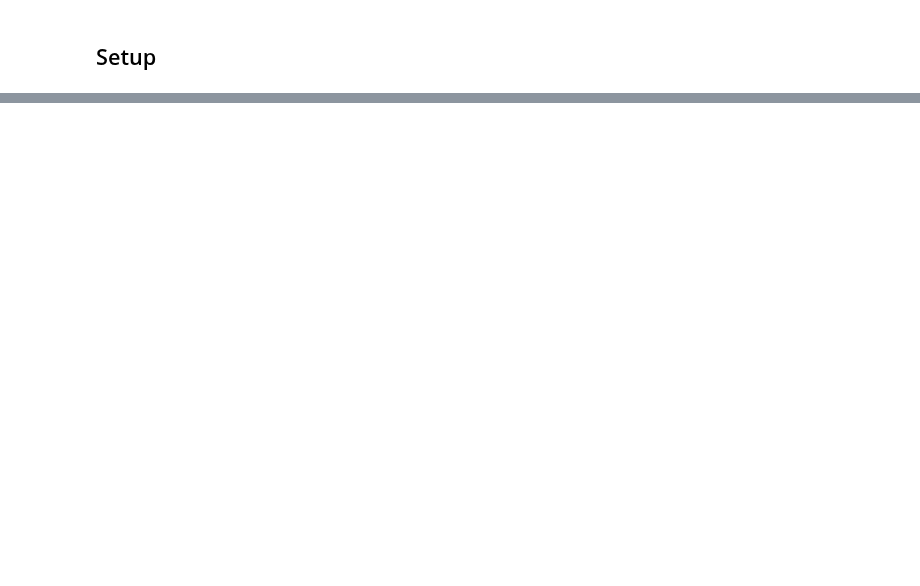
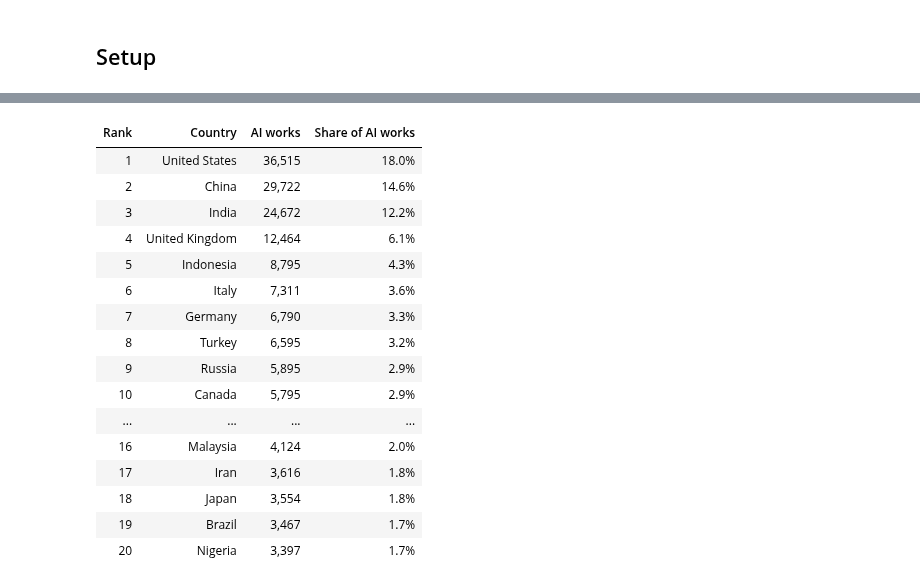
Before and after one commit to rola2005-klc/datasci530fall2026, a Jupyter notebook: Lecture 07/DATASCI530_Assignment3.ipynb, the cells around one changed output, grey strips where cells are left out. Cells and saved outputs as stored; diff of their text form; code cells hidden in the pictures; blank space fills up the shorter version.

```diff
--- a/Lecture 07/DATASCI530_Assignment3.ipynb
+++ b/Lecture 07/DATASCI530_Assignment3.ipynb
@@ -1535,19 +18,0 @@ Table A1 lists each API request, its saved JSON filename, and the retrieval date
-# %%
-# One row per request (duplicates removed), with the query parameters that matter
-list_rows  = []     # one row per request for Table A1
-list_dates = []     # retrieval date of each saved response
-for request in list_requests:
-    with open(folder_cache + request["file"], "r", encoding = "utf-8") as file:
-        list_dates.append(json.load(file)["retrieved"])
-
-    grouped_or_sorted = request["parameters"].get("group_by", request["parameters"].get("sort", ""))
-    list_rows.append({"API":                   "OpenAlex" if request["url"] == url_openalex_works else "DataCite",
-                      "Saved as":              request["file"],
-                      "Filter":                request["parameters"].get("filter", request["url"].replace(url_datacite, "")),
-                      "Grouped by / sorted by": grouped_or_sorted})
-
-requests_table = pd.DataFrame(list_rows).drop_duplicates(subset = "Saved as")
-display(style_table(requests_table,
-            f"Table A1. The {len(requests_table)} API requests used in this report "
-            f"(retrieved {', '.join(sorted(set(list_dates)))})",
-            {}))
@@ -1573,0 +209,44 @@ Table A1
+# %%
+# filter_since_2000: AI works published 2000–2026 (used for Questions 2 and 3)
+filter_since_2000 = filter_ai + ",publication_year:2000-2026"
+
+# countries: one row per country (plus "UNKNOWN") with the number of AI works that have at
+# least one author affiliated with that country. Full counting: a work with authors in two
+# countries is counted once for each, so the counts add up to more than the number of works.
+countries, n_works_q2 = get_all_groups({"filter":   filter_since_2000,
+                                        "group_by": "authorships.countries:include_unknown"},
+                                       "q2_countries")
+
+# The key is a URL such as "https://openalex.org/countries/US": keep the code at the end
+countries["country_code"] = countries["key"].str.split("/").str[-1]
+countries = countries.rename(columns = {"key_display_name": "country", "count": "publications"})
+
+n_unknown       = countries.query('country_code == "UNKNOWN"')["publications"].sum()  # works with no country
+countries_known = countries.query('country_code != "UNKNOWN"').copy()                   # real countries only
+n_works_known   = n_works_q2 - n_unknown      # works with at least one known country = denominator of the shares
+
+countries_known["share"] = countries_known["publications"] / n_works_known * 100
+countries_known["rank"]  = countries_known["publications"].rank(method = "min", ascending = False)
+countries_known = countries_known.sort_values("publications", ascending = False)
+
+# Checks for Table 5
+n_2026 = q1_years.query("year == 2026")["count"].sum()     # works dated 2026, from the Question 1 year groups
+list_checks.append(("Q2: works published 2000–2026", f"{n_works_q2:,}"))
+list_checks.append(("Q2: of which published in 2026 (partial year)",
+                    f"{n_2026:,} ({n_2026 / n_works_q2 * 100:.1f}%)"))
+list_checks.append(("Q2: works with no country information",
+                    f"{n_unknown:,} ({n_unknown / n_works_q2 * 100:.1f}%)"))
+list_checks.append(("Q2: countries per work, among works with a known country",
+                    f"{countries_known['publications'].sum() / n_works_known:.2f}"))
+
+# Table 2: the 20 countries with the most AI works
+display(make_table(countries_known.iloc[0:20][["rank", "country", "publications", "share"]]
+                       .rename(columns = {"rank":         "Rank",
+                                          "country":      "Country",
+                                          "publications": "AI works",
+                                          "share":        "Share of AI works"}),
+                   'Table 2. The 20 countries with the most works with "artificial intelligence" in the title, '
+                   '2000–2026 (shares are of works with a known country; a work with authors in several '
+                   'countries counts once for each)',
+                   {"Rank": "{:.0f}", "AI works": "{:,.0f}", "Share of AI works": "{:.1f}%"}))
+# %% [output]
@@ -1573,0 +254,17 @@ Table A1
+| Rank | Country | AI works | Share of AI works |
+| 1 | United States | 36,515 | 18.0% |
+| 2 | China | 29,722 | 14.6% |
+| 3 | India | 24,672 | 12.2% |
+| 4 | United Kingdom | 12,464 | 6.1% |
+| 5 | Indonesia | 8,795 | 4.3% |
+| 6 | Italy | 7,311 | 3.6% |
+| 7 | Germany | 6,790 | 3.3% |
+| 8 | Turkey | 6,595 | 3.2% |
+| 9 | Russia | 5,895 | 2.9% |
+| 10 | Canada | 5,795 | 2.9% |
+| ... | ... | ... | ... |
+| 16 | Malaysia | 4,124 | 2.0% |
+| 17 | Iran | 3,616 | 1.8% |
+| 18 | Japan | 3,554 | 1.8% |
+| 19 | Brazil | 3,467 | 1.7% |
+| 20 | Nigeria | 3,397 | 1.7% |
```
Also changed, not shown: parts of 70 cells of this notebook, 2 other files.
